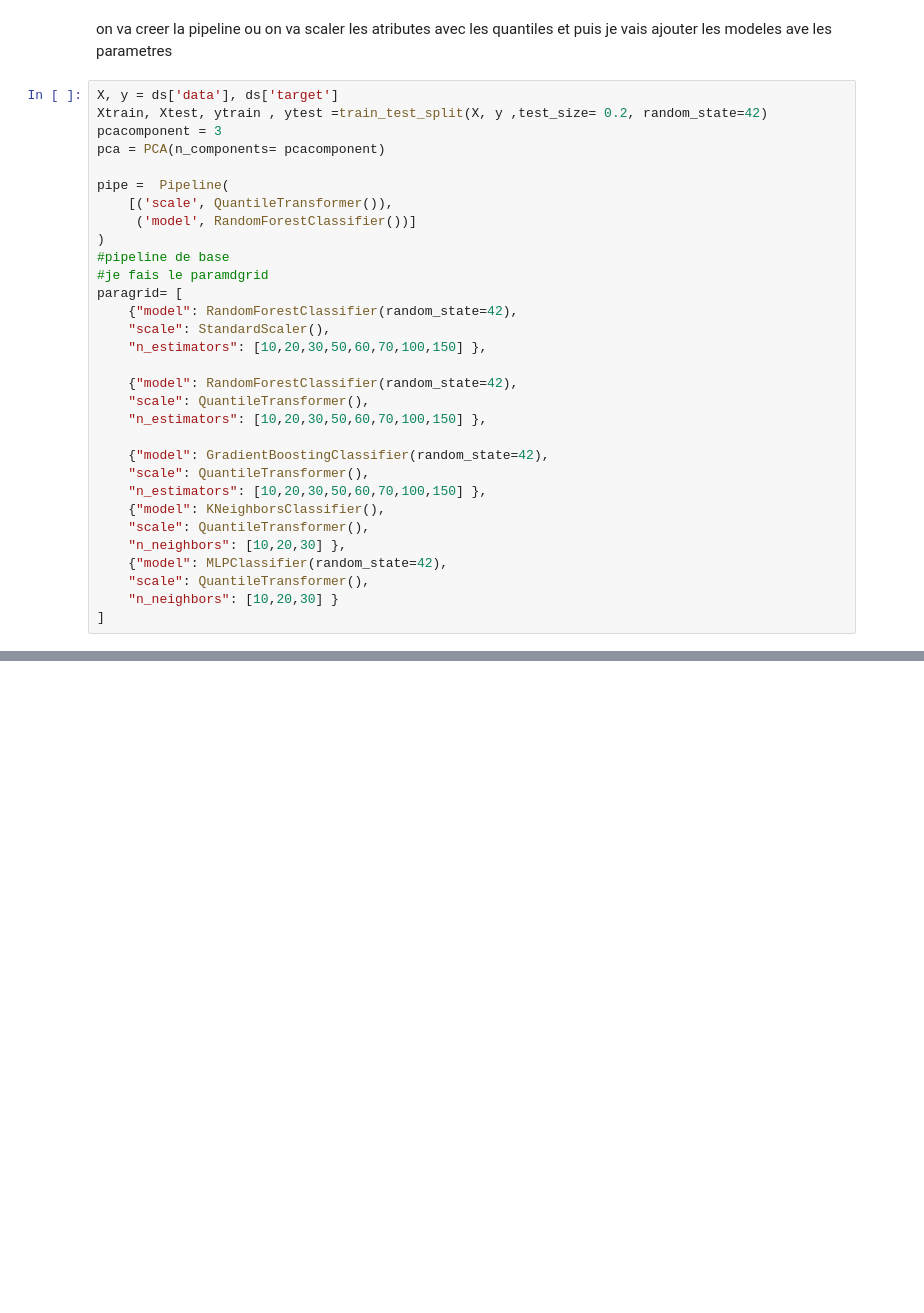
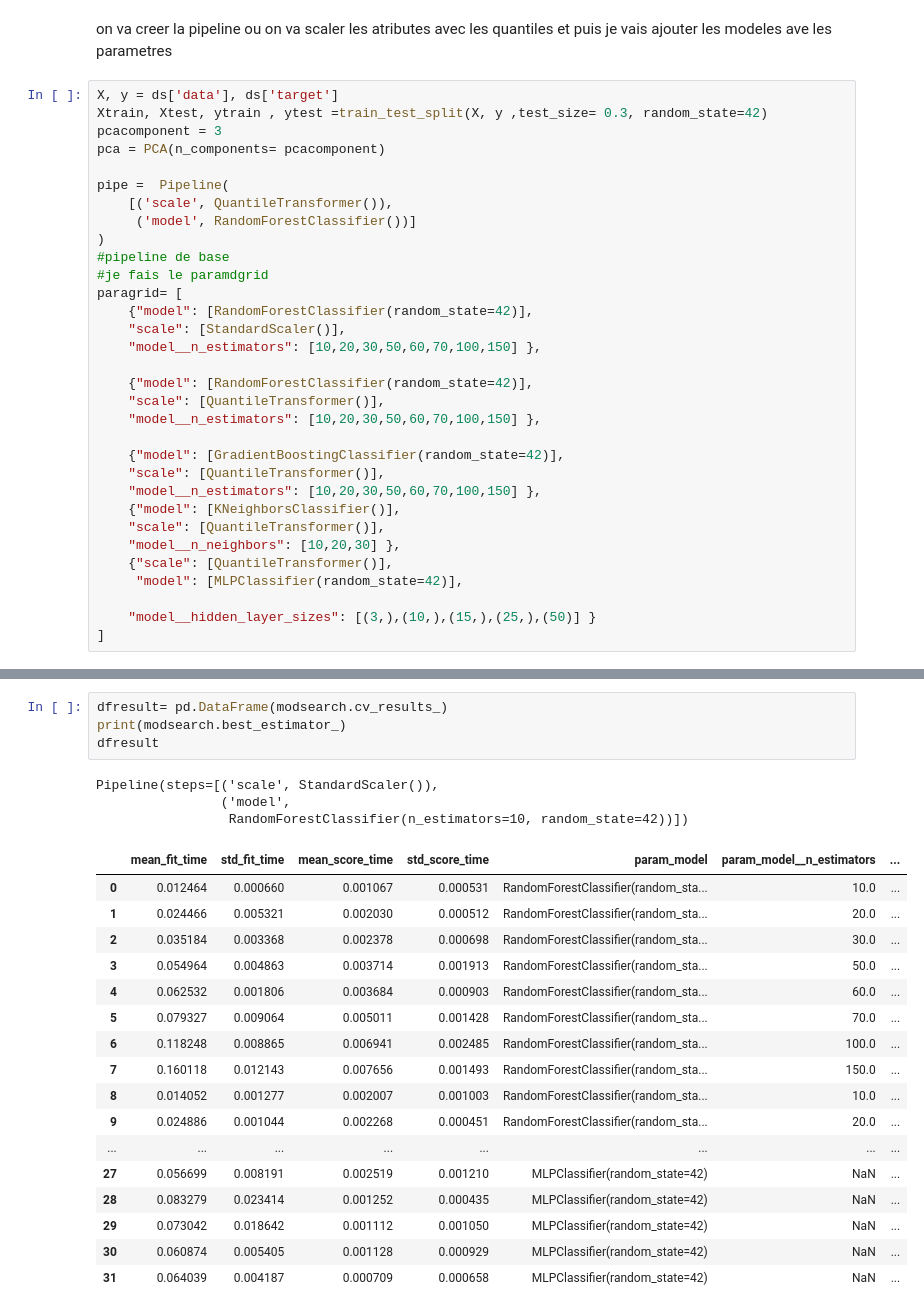
Before and after one commit to Psoro77/Learning-python-journey-, a Jupyter notebook: sklearn-test/wine.ipynb, the cells around one changed output, grey strips where cells are left out. Saved outputs shown, nothing was run; the diff lists cells and outputs as text; blank space fills up the shorter version.

```diff
--- a/sklearn-test/wine.ipynb
+++ b/sklearn-test/wine.ipynb
@@ -51,7 +53,7 @@ df.corr()
 on va creer la pipeline ou on va scaler les atributes avec les quantiles et puis je vais ajouter les modeles ave les parametres
 # %%
 X, y = ds['data'], ds['target']
-Xtrain, Xtest, ytrain , ytest =train_test_split(X, y ,test_size= 0.2, random_state=42)
+Xtrain, Xtest, ytrain , ytest =train_test_split(X, y ,test_size= 0.3, random_state=42)
 pcacomponent = 3
 pca = PCA(n_components= pcacomponent)
 
@@ -62,21 +64,22 @@ pipe =  Pipeline(
 #pipeline de base
 #je fais le paramdgrid
 paragrid= [
-    {"model": RandomForestClassifier(random_state=42),
-    "scale": StandardScaler(),
-    "n_estimators": [10,20,30,50,60,70,100,150] },
+    {"model": [RandomForestClassifier(random_state=42)],
+    "scale": [StandardScaler()],
+    "model__n_estimators": [10,20,30,50,60,70,100,150] },
 
-    {"model": RandomForestClassifier(random_state=42),
-    "scale": QuantileTransformer(),
-    "n_estimators": [10,20,30,50,60,70,100,150] },
+    {"model": [RandomForestClassifier(random_state=42)],
+    "scale": [QuantileTransformer()],
+    "model__n_estimators": [10,20,30,50,60,70,100,150] },
 
-    {"model": GradientBoostingClassifier(random_state=42),
-    "scale": QuantileTransformer(),
-    "n_estimators": [10,20,30,50,60,70,100,150] },
-    {"model": KNeighborsClassifier(),
-    "scale": QuantileTransformer(),
-    "n_neighbors": [10,20,30] },
-    {"model": MLPClassifier(random_state=42),
-    "scale": QuantileTransformer(),
-    "n_neighbors": [10,20,30] }
+    {"model": [GradientBoostingClassifier(random_state=42)],
+    "scale": [QuantileTransformer()],
+    "model__n_estimators": [10,20,30,50,60,70,100,150] },
+    {"model": [KNeighborsClassifier()],
+    "scale": [QuantileTransformer()],
+    "model__n_neighbors": [10,20,30] },
+    {"scale": [QuantileTransformer()],
+     "model": [MLPClassifier(random_state=42)],
+
+    "model__hidden_layer_sizes": [(3,),(10,),(15,),(25,),(50)] }
 ]
@@ -82,0 +112,25 @@ paragrid= [
+# %%
+dfresult= pd.DataFrame(modsearch.cv_results_)
+print(modsearch.best_estimator_)
+dfresult
+# %% [output]
+Pipeline(steps=[('scale', StandardScaler()),
+                ('model',
+                 RandomForestClassifier(n_estimators=10, random_state=42))])
+|  | mean_fit_time | std_fit_time | mean_score_time | std_score_time | param_model | param_model__n_estimators | ... |
+| 0 | 0.012464 | 0.000660 | 0.001067 | 0.000531 | RandomForestClassifier(random_sta... | 10.0 | ... |
+| 1 | 0.024466 | 0.005321 | 0.002030 | 0.000512 | RandomForestClassifier(random_sta... | 20.0 | ... |
+| 2 | 0.035184 | 0.003368 | 0.002378 | 0.000698 | RandomForestClassifier(random_sta... | 30.0 | ... |
+| 3 | 0.054964 | 0.004863 | 0.003714 | 0.001913 | RandomForestClassifier(random_sta... | 50.0 | ... |
+| 4 | 0.062532 | 0.001806 | 0.003684 | 0.000903 | RandomForestClassifier(random_sta... | 60.0 | ... |
+| 5 | 0.079327 | 0.009064 | 0.005011 | 0.001428 | RandomForestClassifier(random_sta... | 70.0 | ... |
+| 6 | 0.118248 | 0.008865 | 0.006941 | 0.002485 | RandomForestClassifier(random_sta... | 100.0 | ... |
+| 7 | 0.160118 | 0.012143 | 0.007656 | 0.001493 | RandomForestClassifier(random_sta... | 150.0 | ... |
+| 8 | 0.014052 | 0.001277 | 0.002007 | 0.001003 | RandomForestClassifier(random_sta... | 10.0 | ... |
+| 9 | 0.024886 | 0.001044 | 0.002268 | 0.000451 | RandomForestClassifier(random_sta... | 20.0 | ... |
+| ... | ... | ... | ... | ... | ... | ... | ... |
+| 27 | 0.056699 | 0.008191 | 0.002519 | 0.001210 | MLPClassifier(random_state=42) | NaN | ... |
+| 28 | 0.083279 | 0.023414 | 0.001252 | 0.000435 | MLPClassifier(random_state=42) | NaN | ... |
+| 29 | 0.073042 | 0.018642 | 0.001112 | 0.001050 | MLPClassifier(random_state=42) | NaN | ... |
+| 30 | 0.060874 | 0.005405 | 0.001128 | 0.000929 | MLPClassifier(random_state=42) | NaN | ... |
+| 31 | 0.064039 | 0.004187 | 0.000709 | 0.000658 | MLPClassifier(random_state=42) | NaN | ... |
```
Also changed, not shown: parts of 5 cells of this notebook.
